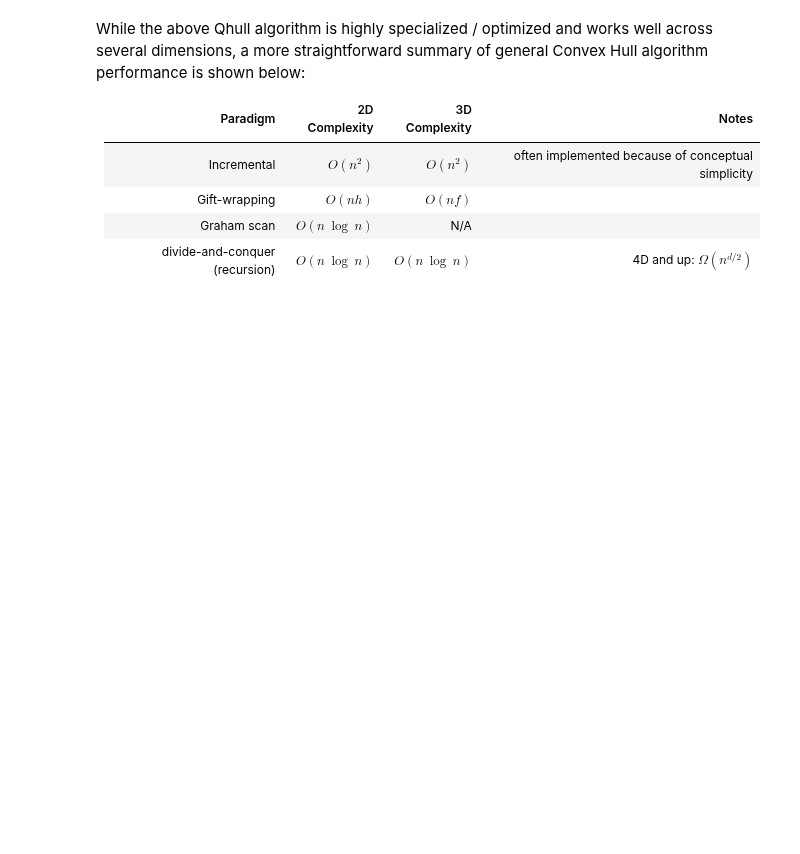
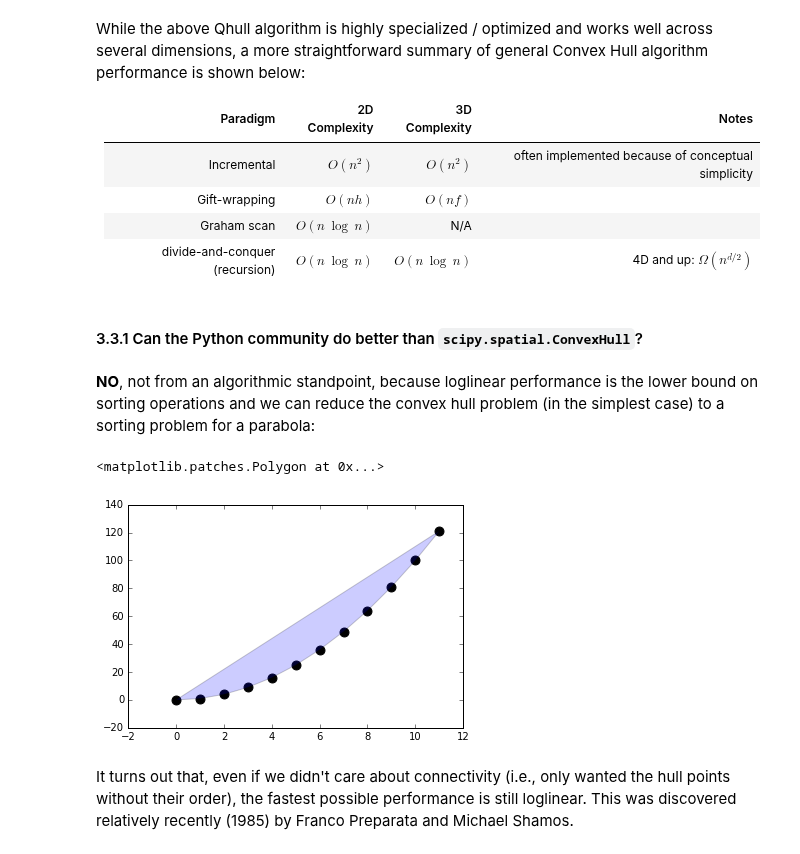
Before and after one commit to tylerjereddy/pycon-2016, a Jupyter notebook: computational_geometry_tutorial.ipynb, the cells around one changed output. Drawn from its saved outputs; the diff is of its cells as text; code cells hidden in the pictures; blank space fills up the shorter version.

Commit message:
Slight reorganization of Convex Hull sections and addition of section 3.3.1: Can the Python community do better than scipy.spatial.ConvexHull?

```diff
--- a/computational_geometry_tutorial.ipynb
+++ b/computational_geometry_tutorial.ipynb
@@ -524,3 +524,25 @@ Incremental | $O(n^2)$ | $O(n^2)$| often implemented because of conceptual simpl
 Gift-wrapping | $O(nh)$ | $O(nf)$|
 Graham scan | $O(n\:{\log}\:n)$ | N/A |
 divide-and-conquer (recursion) | $O(n\:{\log}\:n)$ | $O(n\:{\log}\:n)$| 4D and up: $\Omega(n^{d/2})$
+# %% [markdown]
+#### 3.3.1 Can the Python community do better than `scipy.spatial.ConvexHull`?
+# %% [markdown]
+**NO**, not from an algorithmic standpoint, because loglinear performance is the lower bound on sorting operations and we can reduce the convex hull problem (in the simplest case) to a sorting problem for a parabola:
+# %%
+x = np.arange(12)
+y = x ** 2
+fig_hull = plt.figure()
+ax = fig_hull.add_subplot(111)
+ax.scatter(x,y,s=80,c ='k')
+closed_parabola = np.zeros((x.shape[0] + 1,2))
+closed_parabola[:-1,0] = x
+closed_parabola[:-1,1] = y
+closed_parabola[:-1] = np.array(x[0],y[0])
+parabola = np.array(zip(x,y))
+p = Polygon(parabola, alpha = 0.2)
+ax.add_patch(p)
+# %% [output]
+<matplotlib.patches.Polygon at 0x...>
+[figure, added]
+# %% [markdown]
+It turns out that, even if we didn't care about connectivity (i.e., only wanted the hull points without their order), the fastest possible performance is still loglinear. This was discovered relatively recently (1985) by Franco Preparata and Michael Shamos.
```
Also changed, not shown: parts of 1 cell of this notebook.
